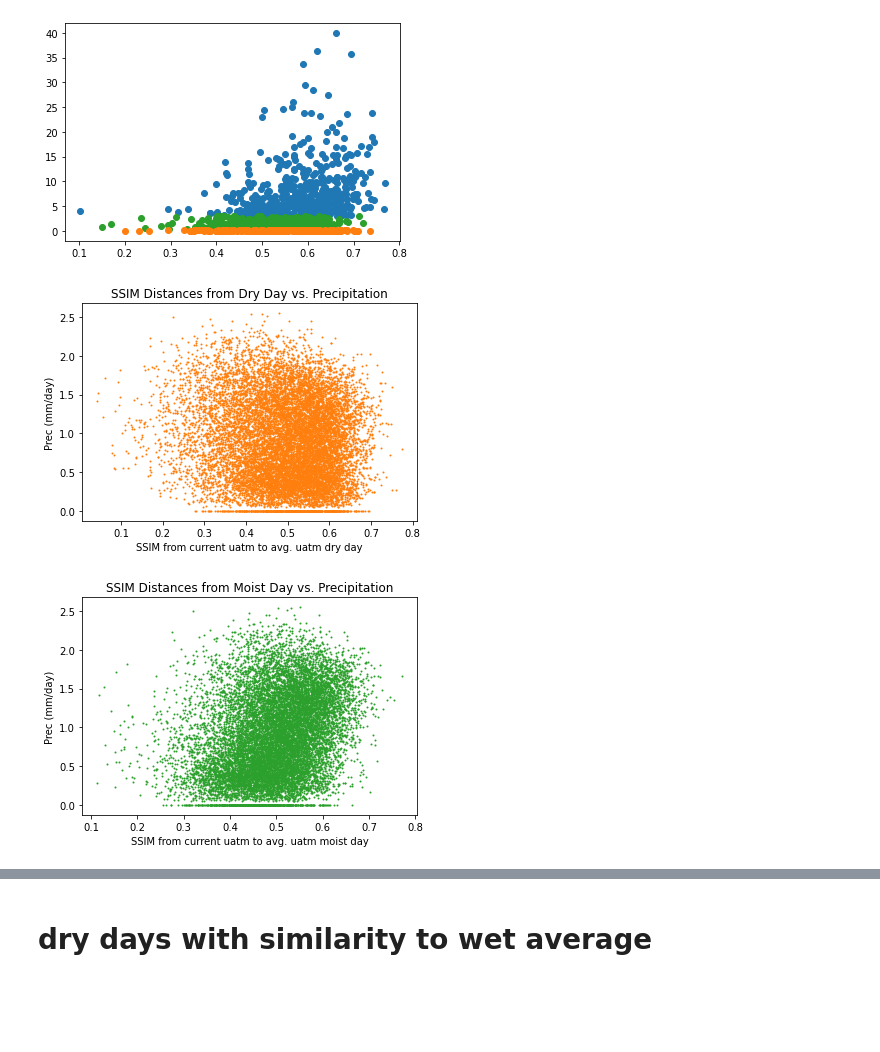
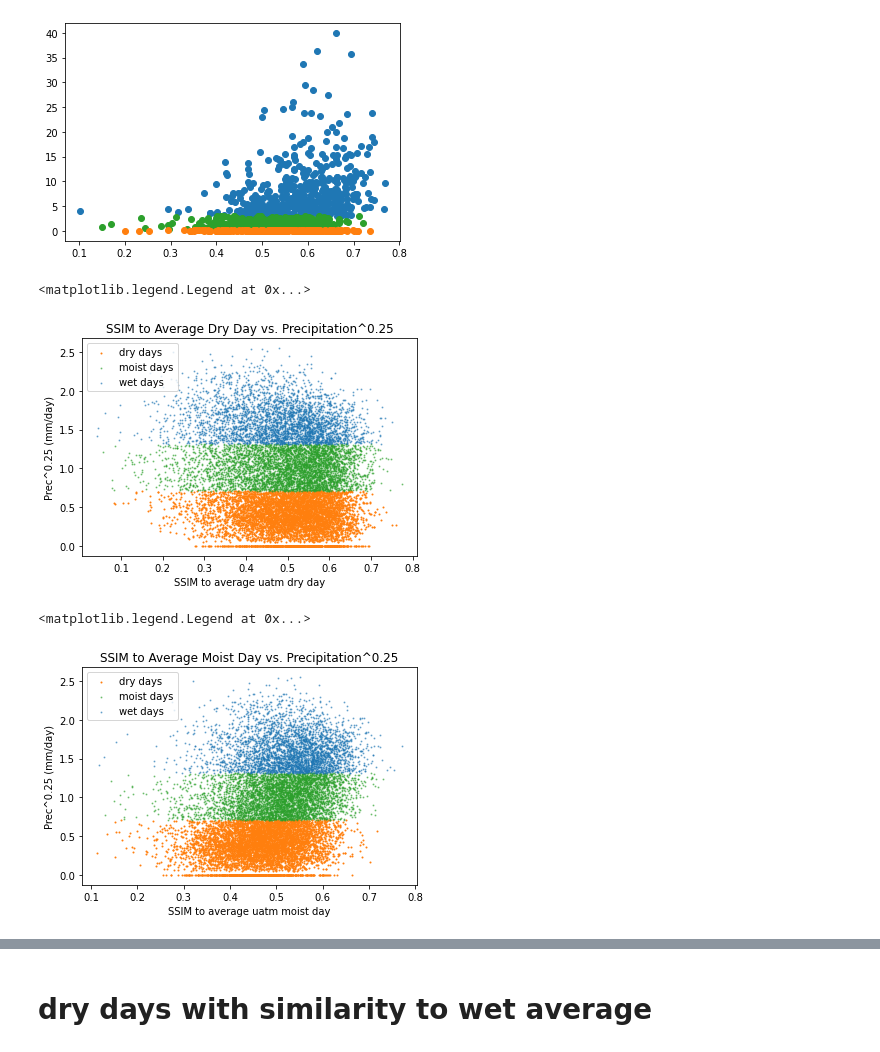
Before and after one commit to NCAR/ml-sm-dk-hf, a Jupyter notebook: notebooks/ssim_uatm_3classes.ipynb, the cells around one changed output, grey strips where cells are left out. Saved outputs shown, nothing was run; the diff lists cells and outputs as text; code cells hidden in the pictures; blank space fills up the shorter version.

Commit message:
4D plots

```diff
--- a/notebooks/ssim_uatm_3classes.ipynb
+++ b/notebooks/ssim_uatm_3classes.ipynb
@@ -289,22 +289,31 @@ plt.scatter(ssim_matrix2[0][dryindices], np.array(r2)[dryindices], color="tab:or
 [figure]
 # %%
 # dry
-allindices = range(len(dv1))
-plt.scatter(ssim_matrix2[0][allindices], np.array(r2)[allindices]**.25, color="tab:orange", s=1)
-plt.title("SSIM Distances from Dry Day vs. Precipitation");
-plt.ylabel('Prec (mm/day)')
-plt.xlabel('SSIM from current uatm to avg. uatm dry day');
-#plt.legend(loc="upper left")
+#allindices = range(len(dv1))
+#plt.scatter(ssim_matrix2[0][allindices], np.array(r2)[allindices]**.25, color="tab:orange", s=1)
+plt.scatter(ssim_matrix2[0][dryindices], np.array(r2)[dryindices]**.25, color="tab:orange", s=1, label='dry days')
+plt.scatter(ssim_matrix2[0][moistindices], np.array(r2)[moistindices]**.25, color="tab:green", s=1, alpha=0.5, label='moist days')
+plt.scatter(ssim_matrix2[0][wetindices], np.array(r2)[wetindices]**.25, color="tab:blue", s=1, alpha=0.5, label='wet days')
+plt.title("SSIM to Average Dry Day vs. Precipitation^0.25");
+plt.ylabel('Prec^0.25 (mm/day)')
+plt.xlabel('SSIM to average uatm dry day');
+plt.legend(loc="upper left")
 # %% [output]
+<matplotlib.legend.Legend at 0x...>
-[figure, old version]
+[figure, new version]
 # %%
 # moist
-allindices = range(len(dv1))
-plt.scatter(ssim_matrix2[1][allindices], np.array(r2)[allindices]**.25, color="tab:green", s=1)
-plt.title("SSIM Distances from Moist Day vs. Precipitation");
-plt.ylabel('Prec (mm/day)')
-plt.xlabel('SSIM from current uatm to avg. uatm moist day');
+#allindices = range(len(dv1))
+#plt.scatter(ssim_matrix2[1][allindices], np.array(r2)[allindices]**.25, color="tab:orange", s=1)
+plt.scatter(ssim_matrix2[1][dryindices], np.array(r2)[dryindices]**.25, color="tab:orange", s=1, label='dry days')
+plt.scatter(ssim_matrix2[1][moistindices], np.array(r2)[moistindices]**.25, color="tab:green", s=1, alpha=0.5, label='moist days')
+plt.scatter(ssim_matrix2[1][wetindices], np.array(r2)[wetindices]**.25, color="tab:blue", s=1, alpha=0.5, label='wet days')
+plt.title("SSIM to Average Moist Day vs. Precipitation^0.25");
+plt.ylabel('Prec^0.25 (mm/day)')
+plt.xlabel('SSIM to average uatm moist day');
+plt.legend(loc="upper left")
 # %% [output]
+<matplotlib.legend.Legend at 0x...>
-[figure, old version]
+[figure, new version]
 # %%
 # wet
```
Also changed, not shown: parts of 27 cells of this notebook.
